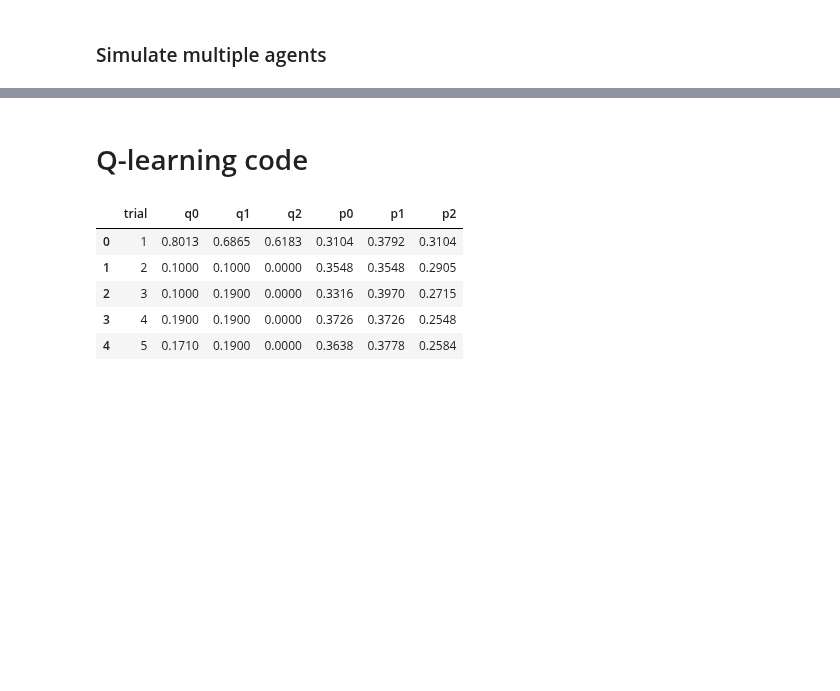
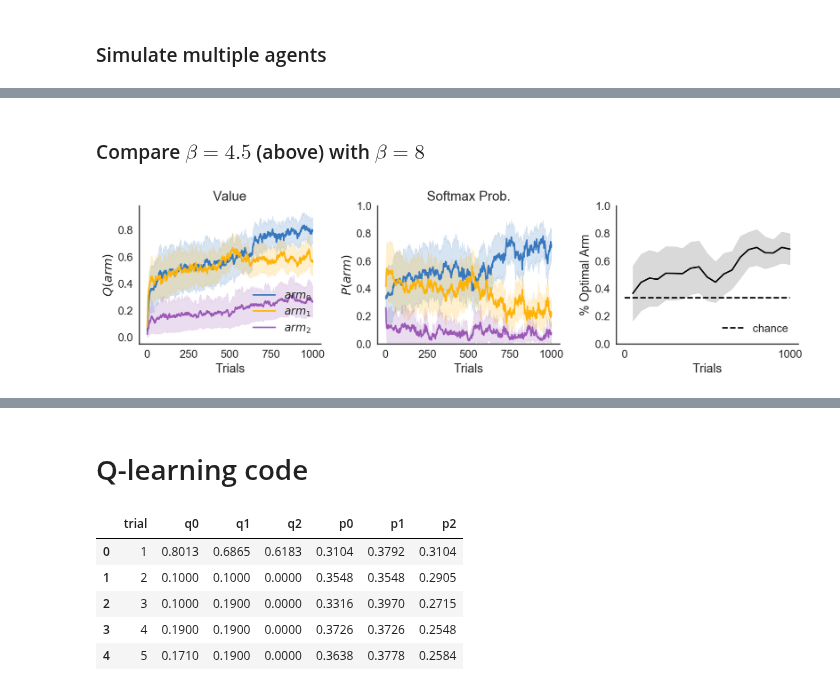
Before and after one commit to CoAxLab/AdaptiveDecisionMaking_2018, a Jupyter notebook: notebooks/Lab 2 - Reinforcement Learning.ipynb, the cells around one changed output, grey strips where cells are left out. Cells and saved outputs as stored; diff of their text form; code cells hidden in the pictures; blank space fills up the shorter version.

```diff
--- a/notebooks/Lab 2 - Reinforcement Learning.ipynb
+++ b/notebooks/Lab 2 - Reinforcement Learning.ipynb
@@ -102,0 +105,8 @@ vis.plot_qlearning(data4)
+# %% [markdown]
+### Compare $\beta = 4.5$ (above) with $\beta=8$
+# %%
+agent.set_params(alpha=.12, beta=8)
+data5 = agent.simulate_multiple_agents(nagents=20, ntrials=1000)
+vis.plot_qlearning(data5)
+# %% [output]
+[figure, added]
```
Also changed, not shown: parts of 12 cells of this notebook, 5 other files.
